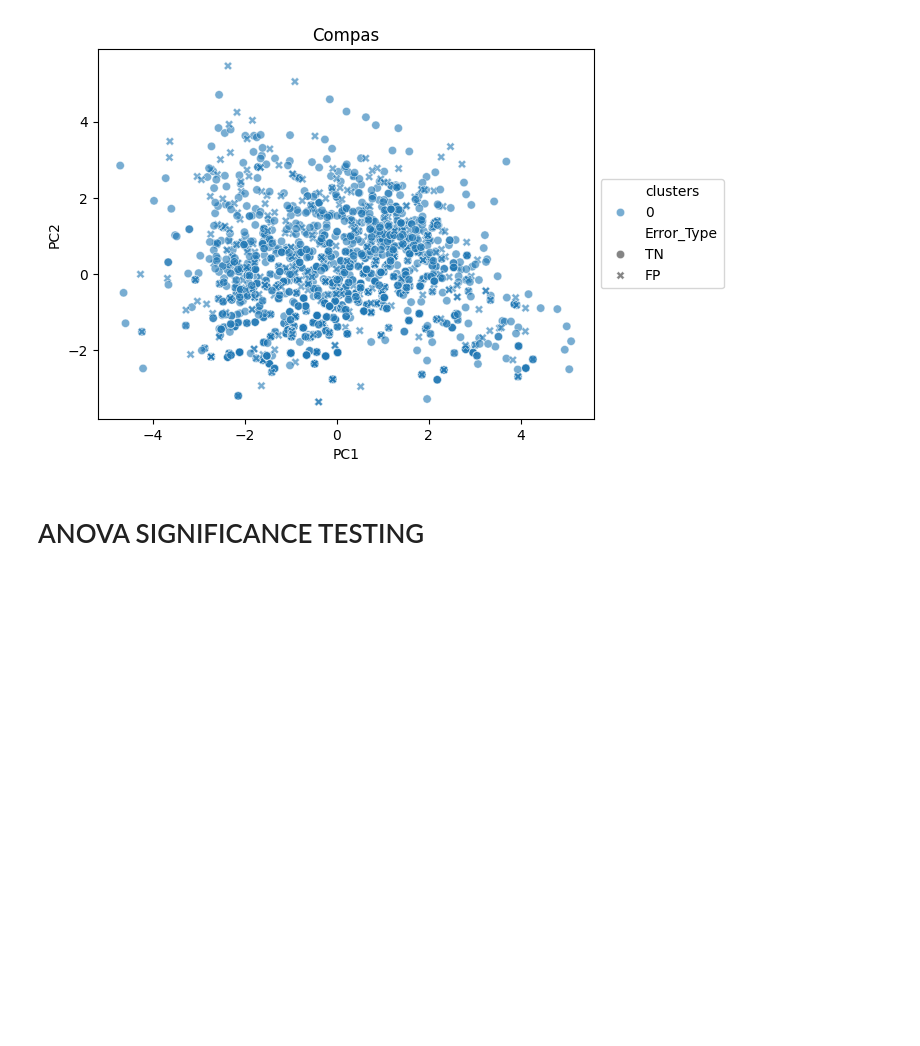
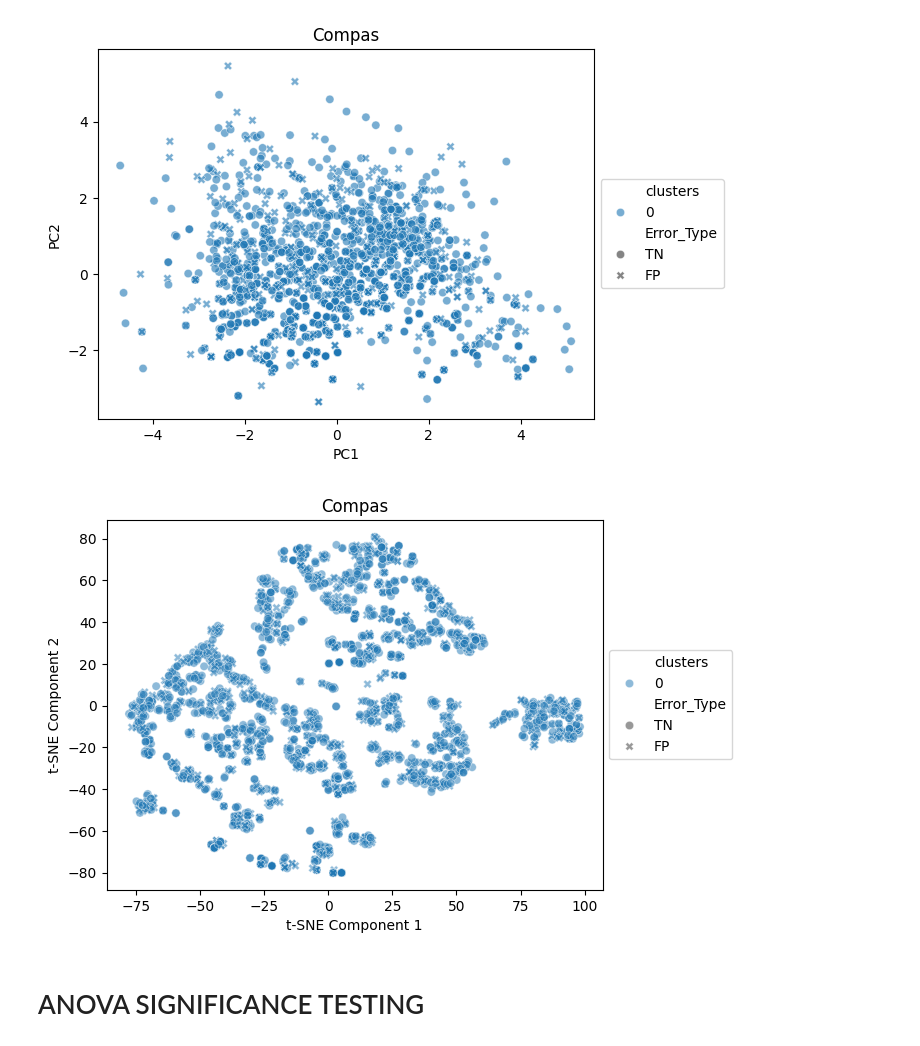
Before and after one commit to MDankloff/ClusterCompas, a Jupyter notebook: V2_COMPAS_Clustering_K_Means.ipynb, the cells around one changed output. Drawn from its saved outputs; the diff is of its cells as text; code cells hidden in the pictures; blank space fills up the shorter version.

```diff
--- a/V2_COMPAS_Clustering_K_Means.ipynb
+++ b/V2_COMPAS_Clustering_K_Means.ipynb
@@ -351,5 +355,9 @@ pca_plot(TN_FP, 'Compas', 0.6)
 # %% [output]
 Explained Variance Ratio: PC1 = 0.19, PC2 = 0.14
 [figure]
+# %%
+tsne_plot(TN_FP, 'Compas', 30, 200, 1000)
+# %% [output]
+[figure, added]
 # %% [markdown]
 # ANOVA SIGNIFICANCE TESTING
```
Also changed, not shown: parts of 1 cell of this notebook.
